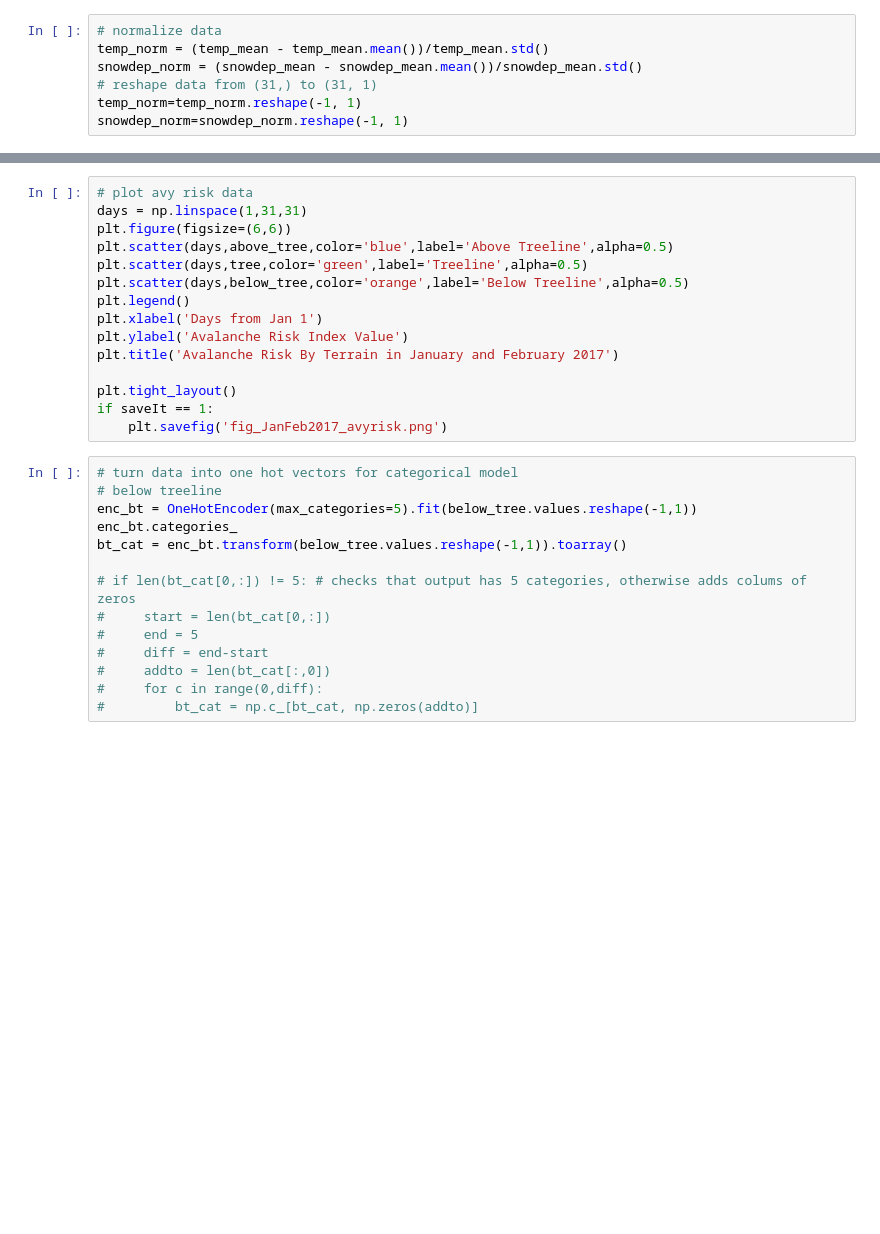
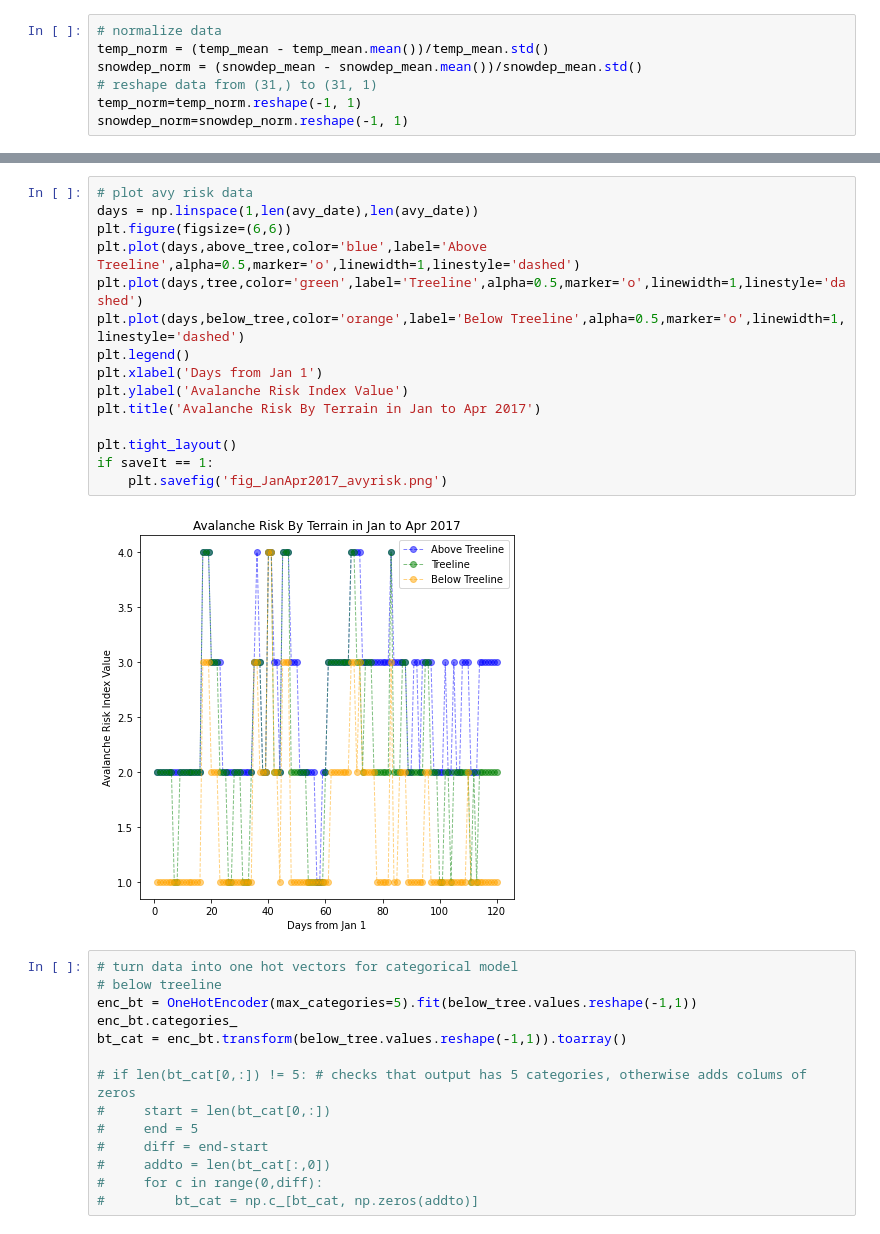
Before and after one commit to yauvanessa/EOSC410_FinalProject, a Jupyter notebook: project.ipynb, the cells around one changed output, grey strips where cells are left out. Saved outputs shown, nothing was run; the diff lists cells and outputs as text; blank space fills up the shorter version.

```diff
--- a/project.ipynb
+++ b/project.ipynb
@@ -102,18 +100,20 @@ if saveIt == 1:
 # %%
 # plot avy risk data
-days = np.linspace(1,31,31)
+days = np.linspace(1,len(avy_date),len(avy_date))
 plt.figure(figsize=(6,6))
-plt.scatter(days,above_tree,color='blue',label='Above Treeline',alpha=0.5)
-plt.scatter(days,tree,color='green',label='Treeline',alpha=0.5)
-plt.scatter(days,below_tree,color='orange',label='Below Treeline',alpha=0.5)
+plt.plot(days,above_tree,color='blue',label='Above Treeline',alpha=0.5,marker='o',linewidth=1,linestyle='dashed')
+plt.plot(days,tree,color='green',label='Treeline',alpha=0.5,marker='o',linewidth=1,linestyle='dashed')
+plt.plot(days,below_tree,color='orange',label='Below Treeline',alpha=0.5,marker='o',linewidth=1, linestyle='dashed')
 plt.legend()
 plt.xlabel('Days from Jan 1')
 plt.ylabel('Avalanche Risk Index Value')
-plt.title('Avalanche Risk By Terrain in January and February 2017')
+plt.title('Avalanche Risk By Terrain in Jan to Apr 2017')
 
 plt.tight_layout()
 if saveIt == 1:
-    plt.savefig('fig_JanFeb2017_avyrisk.png')
+    plt.savefig('fig_JanApr2017_avyrisk.png')
+# %% [output]
+[figure, added]
 # %%
 # turn data into one hot vectors for categorical model
 # below treeline
```
Also changed, not shown: parts of 3 cells of this notebook.
